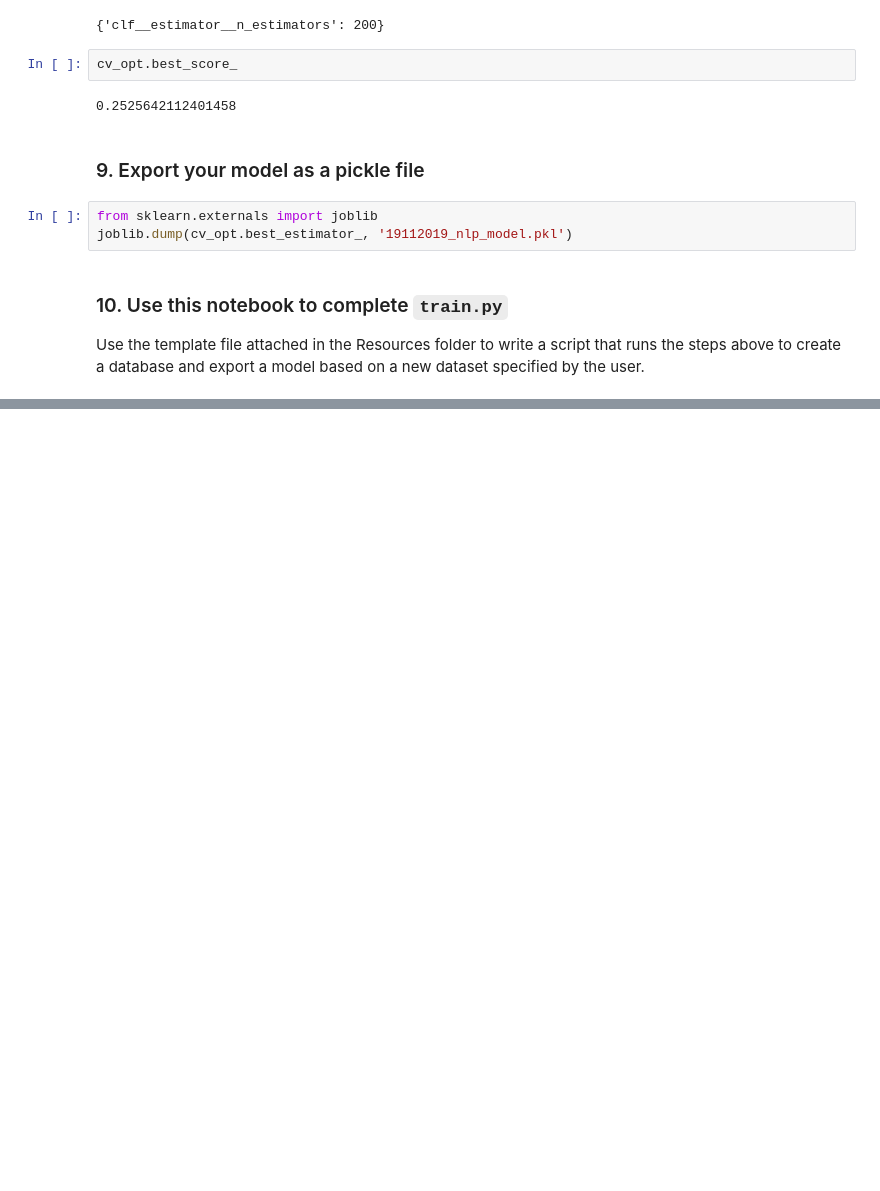
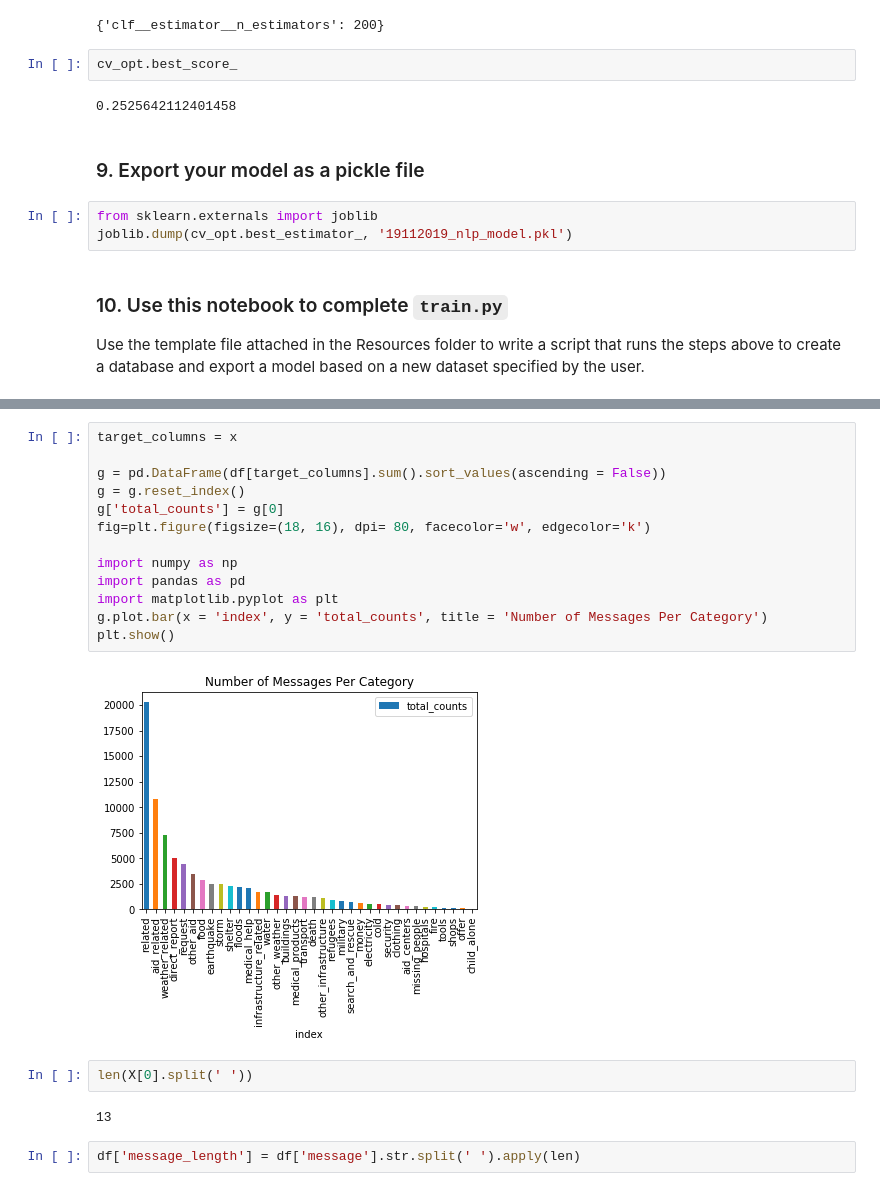
Before and after one commit to adrianlievano/disaster_response_NLP_ML_pipeline, a Jupyter notebook: ml_pipeline.ipynb, the cells around one changed output, grey strips where cells are left out. Cells and saved outputs as stored; diff of their text form; blank space fills up the shorter version.

Commit message:
feat: build extra graphs for front end rendering

```diff
--- a/ml_pipeline.ipynb
+++ b/ml_pipeline.ipynb
@@ -225,0 +259,21 @@ Use the template file attached in the Resources folder to write a script that ru
+# %%
+target_columns = x
+
+g = pd.DataFrame(df[target_columns].sum().sort_values(ascending = False))
+g = g.reset_index()
+g['total_counts'] = g[0]
+fig=plt.figure(figsize=(18, 16), dpi= 80, facecolor='w', edgecolor='k')
+
+import numpy as np
+import pandas as pd
+import matplotlib.pyplot as plt
+g.plot.bar(x = 'index', y = 'total_counts', title = 'Number of Messages Per Category')
+plt.show()
+# %% [output]
+[figure, added]
+# %%
+len(X[0].split(' '))
+# %% [output]
+13
+# %%
+df['message_length'] = df['message'].str.split(' ').apply(len)
```
Also changed, not shown: parts of 6 cells of this notebook, 3 other files.
